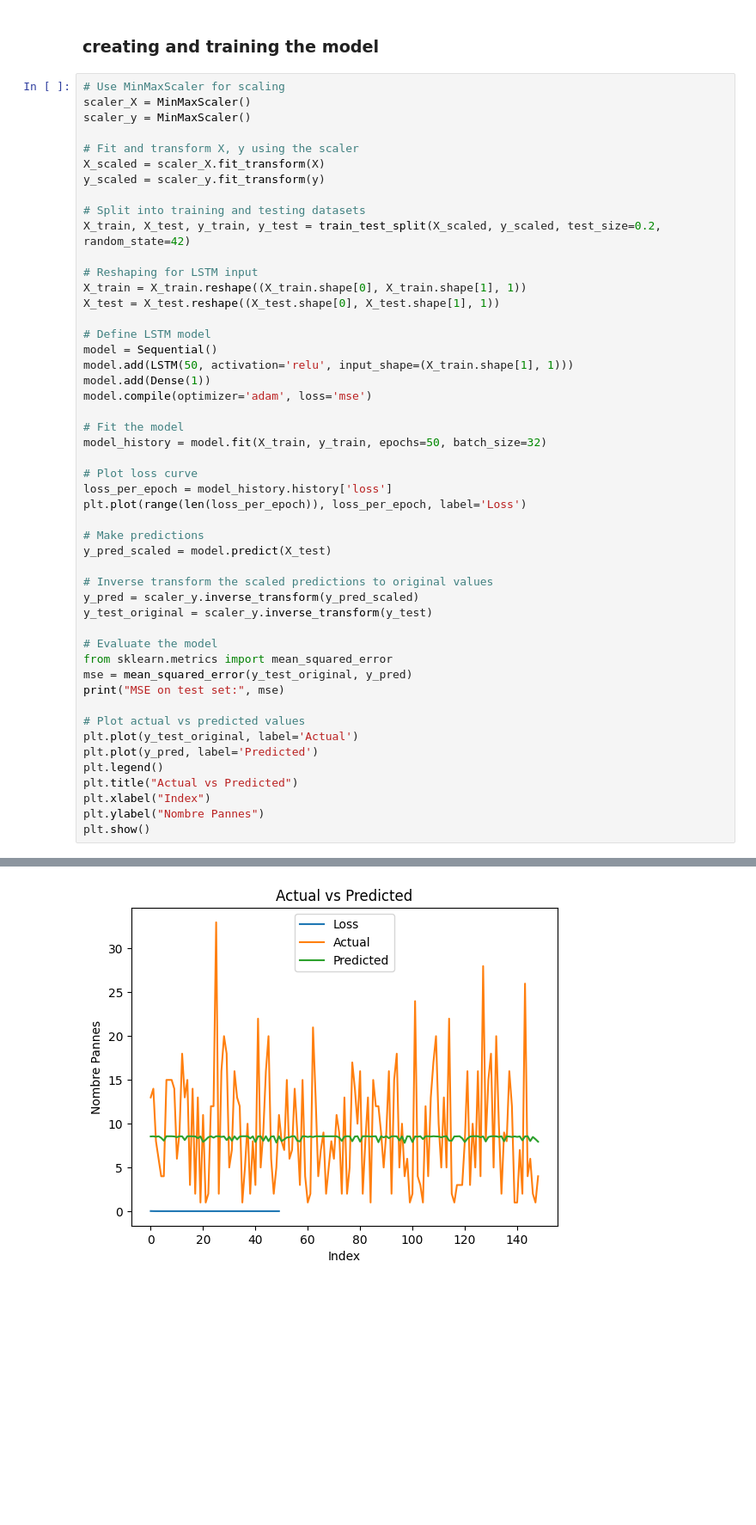
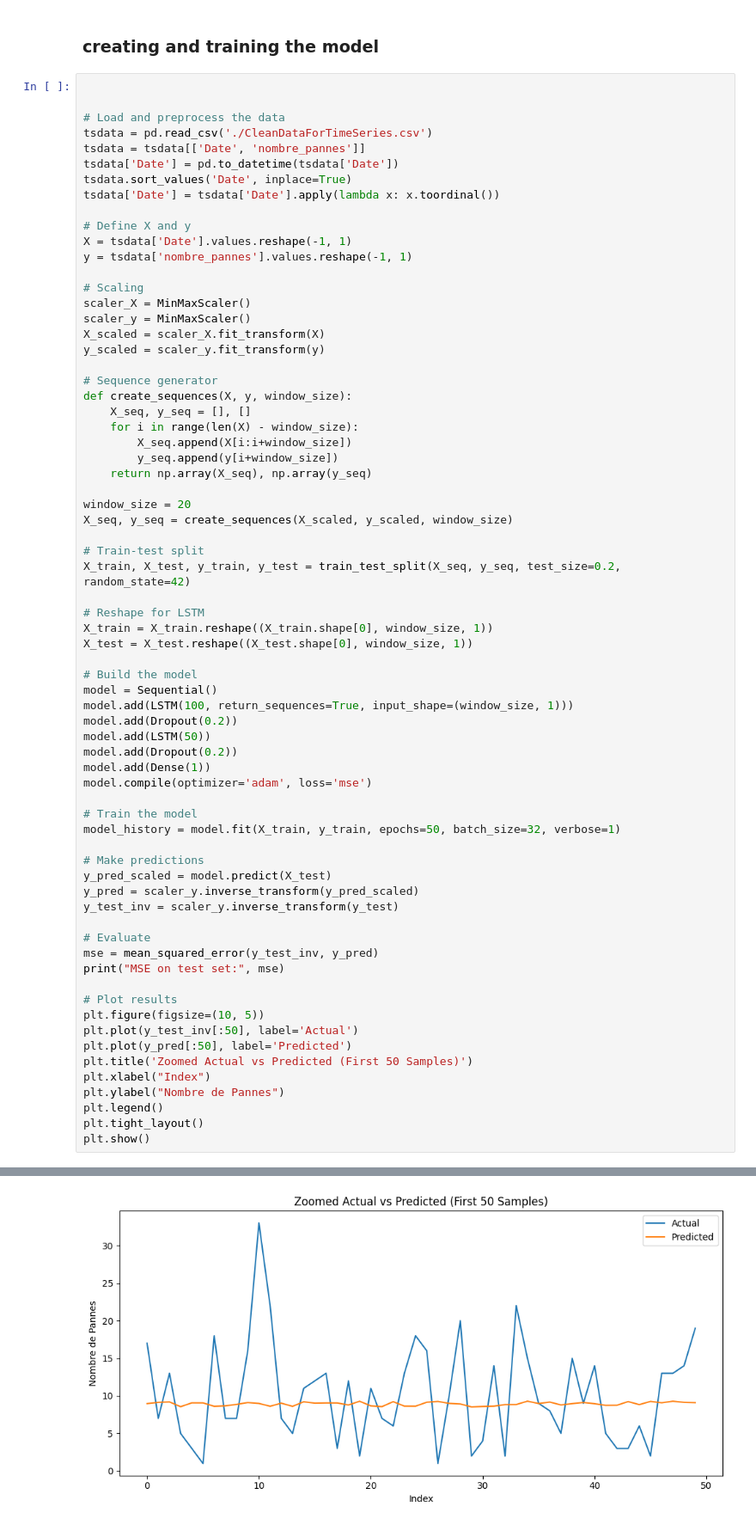
Before and after one commit to rayenamer/PredictiveMaintenance, a Jupyter notebook: TimeSeriesPrediction.ipynb, the cells around one changed output, grey strips where cells are left out. Shown: that part at 86% size. Saved outputs shown, nothing was run; the diff lists cells and outputs as text; blank space fills up the shorter version.

```diff
--- a/TimeSeriesPrediction.ipynb
+++ b/TimeSeriesPrediction.ipynb
@@ -58,53 +60,73 @@ y = tsdata['nombre_pannes'].values.reshape(-1, 1)
 # %% [markdown]
 ### creating and training the model
 # %%
-# Use MinMaxScaler for scaling
+
+
+# Load and preprocess the data
+tsdata = pd.read_csv('./CleanDataForTimeSeries.csv')
+tsdata = tsdata[['Date', 'nombre_pannes']]
+tsdata['Date'] = pd.to_datetime(tsdata['Date'])
+tsdata.sort_values('Date', inplace=True)
+tsdata['Date'] = tsdata['Date'].apply(lambda x: x.toordinal())
+
+# Define X and y
+X = tsdata['Date'].values.reshape(-1, 1)
+y = tsdata['nombre_pannes'].values.reshape(-1, 1)
+
+# Scaling
 scaler_X = MinMaxScaler()
 scaler_y = MinMaxScaler()
-
-# Fit and transform X, y using the scaler
 X_scaled = scaler_X.fit_transform(X)
 y_scaled = scaler_y.fit_transform(y)
 
-# Split into training and testing datasets
-X_train, X_test, y_train, y_test = train_test_split(X_scaled, y_scaled, test_size=0.2, random_state=42)
+# Sequence generator
+def create_sequences(X, y, window_size):
+    X_seq, y_seq = [], []
+    for i in range(len(X) - window_size):
+        X_seq.append(X[i:i+window_size])
+        y_seq.append(y[i+window_size])
+    return np.array(X_seq), np.array(y_seq)
 
-# Reshaping for LSTM input
-X_train = X_train.reshape((X_train.shape[0], X_train.shape[1], 1))
-X_test = X_test.reshape((X_test.shape[0], X_test.shape[1], 1))
+window_size = 20
+X_seq, y_seq = create_sequences(X_scaled, y_scaled, window_size)
 
-# Define LSTM model
+# Train-test split
+X_train, X_test, y_train, y_test = train_test_split(X_seq, y_seq, test_size=0.2, random_state=42)
+
+# Reshape for LSTM
+X_train = X_train.reshape((X_train.shape[0], window_size, 1))
+X_test = X_test.reshape((X_test.shape[0], window_size, 1))
+
+# Build the model
 model = Sequential()
-model.add(LSTM(50, activation='relu', input_shape=(X_train.shape[1], 1)))
+model.add(LSTM(100, return_sequences=True, input_shape=(window_size, 1)))
+model.add(Dropout(0.2))
+model.add(LSTM(50))
+model.add(Dropout(0.2))
 model.add(Dense(1))
 model.compile(optimizer='adam', loss='mse')
 
-# Fit the model
-model_history = model.fit(X_train, y_train, epochs=50, batch_size=32)
-
-# Plot loss curve
-loss_per_epoch = model_history.history['loss']
-plt.plot(range(len(loss_per_epoch)), loss_per_epoch, label='Loss')
+# Train the model
+model_history = model.fit(X_train, y_train, epochs=50, batch_size=32, verbose=1)
 
 # Make predictions
 y_pred_scaled = model.predict(X_test)
+y_pred = scaler_y.inverse_transform(y_pred_scaled)
+y_test_inv = scaler_y.inverse_transform(y_test)
 
-# Inverse transform the scaled predictions to original values
-y_pred = scaler_y.inverse_transform(y_pred_scaled)
-y_test_original = scaler_y.inverse_transform(y_test)
-
-# Evaluate the model
-from sklearn.metrics import mean_squared_error
-mse = mean_squared_error(y_test_original, y_pred)
+# Evaluate
+mse = mean_squared_error(y_test_inv, y_pred)
 print("MSE on test set:", mse)
 
-# Plot actual vs predicted values
-plt.plot(y_test_original, label='Actual')
-plt.plot(y_pred, label='Predicted')
+# Plot results
+plt.figure(figsize=(10, 5))
+plt.plot(y_test_inv[:50], label='Actual')
+plt.plot(y_pred[:50], label='Predicted')
+plt.title('Zoomed Actual vs Predicted (First 50 Samples)')
+plt.xlabel("Index")
+plt.ylabel("Nombre de Pannes")
 plt.legend()
-plt.title("Actual vs Predicted")
-plt.xlabel("Index")
-plt.ylabel("Nombre Pannes")
+plt.tight_layout()
 plt.show()
 # %% [output]
 Epoch 1/50
@@ -127 +149 @@ MSE on test set: 42.19872413470226
-[figure, old version]
+[figure, new version]
```
Also changed, not shown: parts of 4 cells of this notebook.
